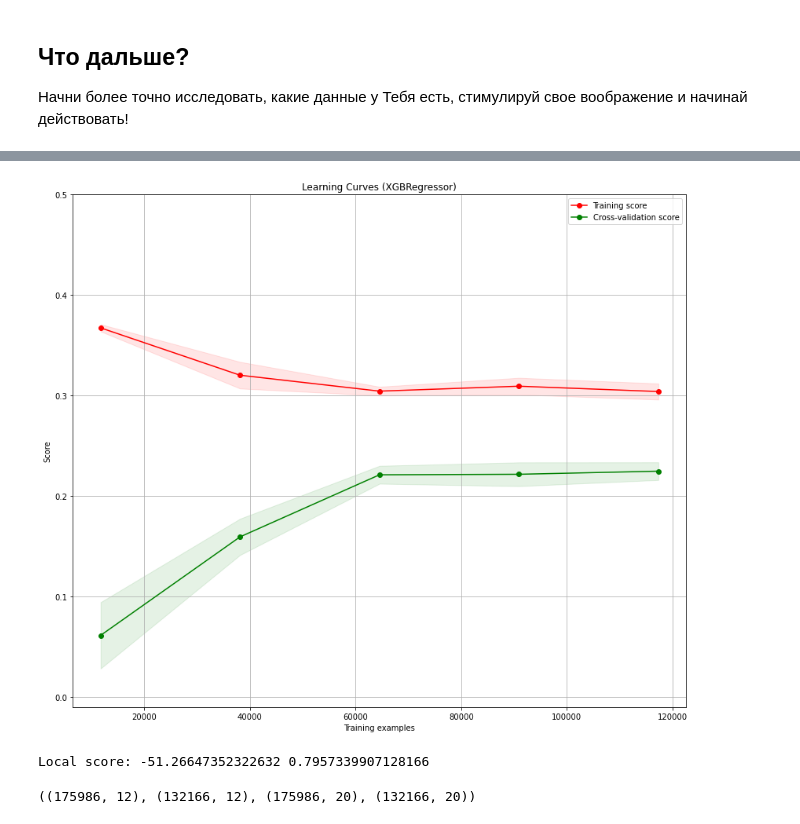
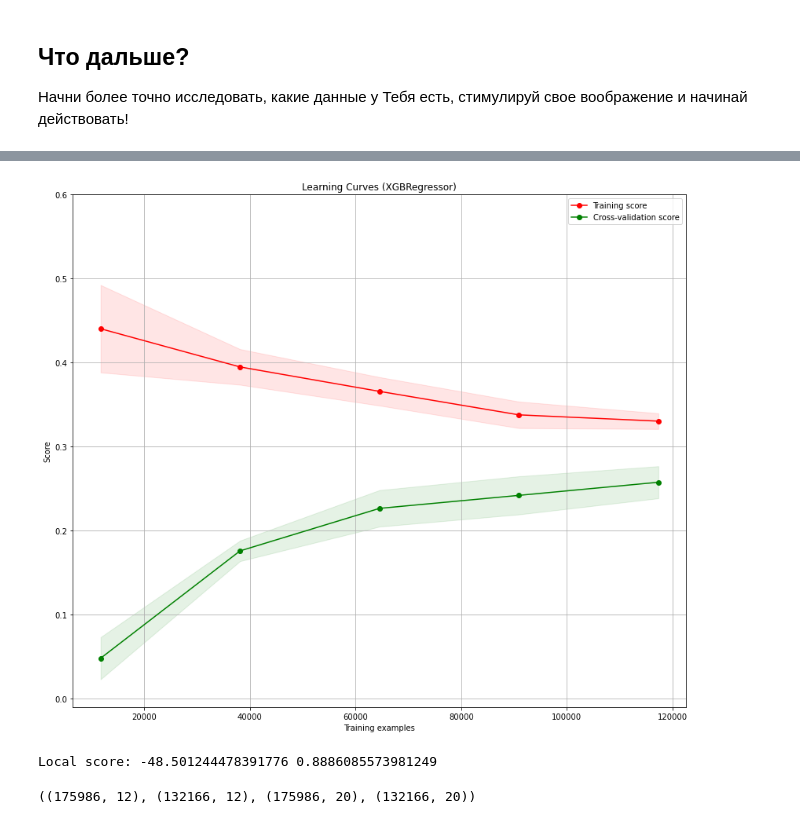
Before and after one commit to Olgerd96/Kaggle-DataWorkShop, a Jupyter notebook: kaggle_tram.ipynb, the cells around one changed output, grey strips where cells are left out. Saved outputs shown, nothing was run; the diff lists cells and outputs as text; code cells hidden in the pictures.

Commit message:
prob_stopnames_direct_number_hour_1d_xgboost

```diff
--- a/kaggle_tram.ipynb
+++ b/kaggle_tram.ipynb
@@ -125,25 +124,2 @@ print("После конкатенации df_train", df_train.shape, "и df_tes
 # %%
 #df[ df["delay"].isnull() ] #проверил - пустых столько же сколько размер df_test
-# %%
-#feature engineering (фичи появятся и в обучающей и в тестовой таблице)
-df["planned_time"] = pd.to_datetime( df["planned_time"] )
-df["planned_time_hour"] = df["planned_time"].dt.hour
-df["stop_name_cat"] = df["stop_name"].factorize()[0]
-df["direction_cat"] = df["direction"].factorize()[0]
-
-df_stopname_delay = df_train[["stop_name", "delay"]].groupby("stop_name").agg(
-    mean_stopname_delay=("delay", "mean"),
-    median_stopname_delay=("delay", "median"),
-    count_stopname_delay=("delay", "count"),
-    std_stopname_delay=("delay", "std"),
-    count_zeros_stopname_delay=("delay", lambda vals: len([x for x in vals if x == 0]) ),
-    prob_zeros_stopname_delay=("delay", lambda vals: np.mean([x == 0 for x in vals]) ),
-).reset_index()
-
-df = pd.merge(df, df_stopname_delay, on="stop_name")
-
-#### feature selection
-feats = df.select_dtypes("number").columns
-black_list = ["id", "delay", "vehicle_id", "trip_id"]
-feats = [x for x in feats if x not in black_list]
-print(feats)
@@ -153,17 +193,16 @@ print(feats)
 #X, y
 df_train = df[ df["delay"].notnull() ].copy()
 df_test = df[ df["delay"].isnull() ].copy()
-#df_train = df[ False == df.index ].copy()
-#df_test = df[ df.index ].copy()
 
-X_train = df_train[feats].values
-X_test = df_test[feats].values
+X_train = df_train[feats].fillna(-1).values
 y_train = df_train["delay"].values
+X_test = df_test[feats].fillna(-1).values
 # %%
 # local score
-from sklearn.linear_model import LogisticRegression
+#from sklearn.linear_model import LogisticRegression
 from sklearn.model_selection import learning_curve
 from sklearn.model_selection import ShuffleSplit
+from sklearn.model_selection import cross_val_score
 
 #визуализация
 import matplotlib.pyplot as plt
@@ -179,38 +218,43 @@ def plot_learning_curve(model, title, X, y, ylim=None, cv=None, n_jobs=1, train_
 
     train_sizes, train_scores, test_scores = learning_curve(
         model, X, y, cv=cv, n_jobs=n_jobs, train_sizes=train_sizes)
     train_scores_mean = np.mean(train_scores, axis=1)
     train_scores_std = np.std(train_scores, axis=1)
     test_scores_mean = np.mean(test_scores, axis=1)
     test_scores_std = np.std(test_scores, axis=1)
     #mae_scores = cross_val_score(model, X, y, cv=5, scoring="neg_mean_absolute_error")
-
     plt.grid()
 
     plt.fill_between(train_sizes, train_scores_mean - train_scores_std,
                      train_scores_mean + train_scores_std, alpha=0.1,
                      color="r")
     plt.fill_between(train_sizes, test_scores_mean - test_scores_std,
                      test_scores_mean + test_scores_std, alpha=0.1, color="g")
     plt.plot(train_sizes, train_scores_mean, 'o-', color="r",
              label="Training score")
     plt.plot(train_sizes, test_scores_mean, 'o-', color="g",
              label="Cross-validation score")
     #plt.plot(train_sizes, mae_scores, 'o-', color="b", label="MAE")
 
     plt.legend(loc="best")
     return plt
 
-model = xgb.XGBRegressor(max_depth=5, n_estimators=50, random_state=0)
+model = xgb.XGBRegressor(max_depth=6, n_estimators=30, random_state=0)
 
-plt = plot_learning_curve(model, "Learning Curves (XGBRegressor)", X_train, y_train, ylim=(-0.01, 0.5), cv=3, n_jobs=4)
+plt = plot_learning_curve(model, "Learning Curves (XGBRegressor)", X_train, y_train, ylim=(-0.01, 0.6), cv=3, n_jobs=4)
 plt.show()
 
 scores = cross_val_score(model, X_train, y_train, cv=3, scoring="neg_mean_absolute_error")
 print("Local score:", np.mean(scores), np.std(scores))
+#5/50 = -48,52
+#7/70 = -48,82
+#7/60 = -48,76
+#7/40 = -48,61
+#7/30 = -48,54
+#6/30 = -48,50
 # %% [output]
-[figure, old version]
+[figure, new version]
-Local score: -51.26647352322632 0.7957339907128166
+Local score: -48.501244478391776 0.8886085573981249
 # %%
 #Обучение
 model = xgb.XGBRegressor(max_depth=5, n_estimators=50, random_state=0)
```
Also changed, not shown: parts of 5 cells of this notebook.
